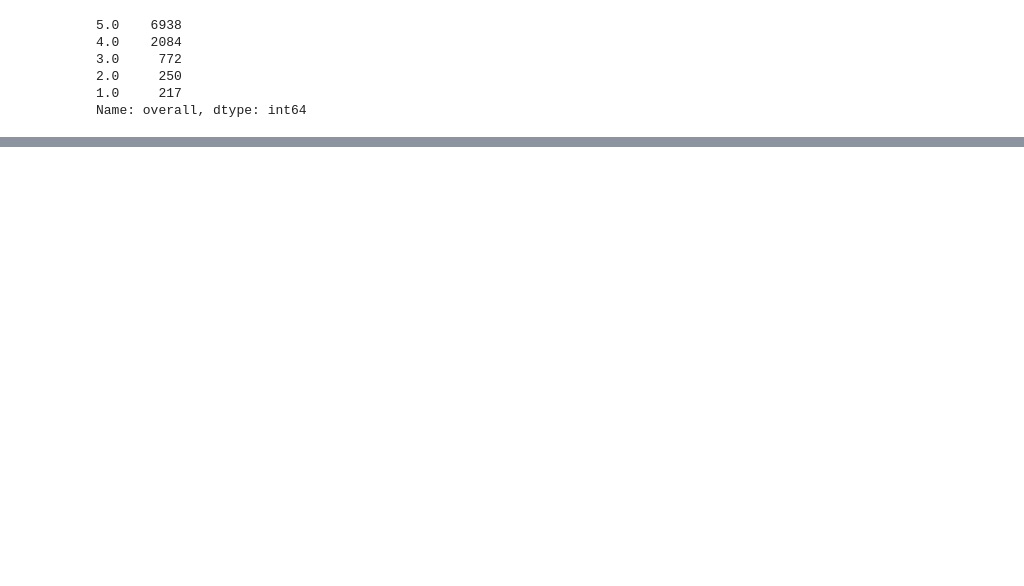
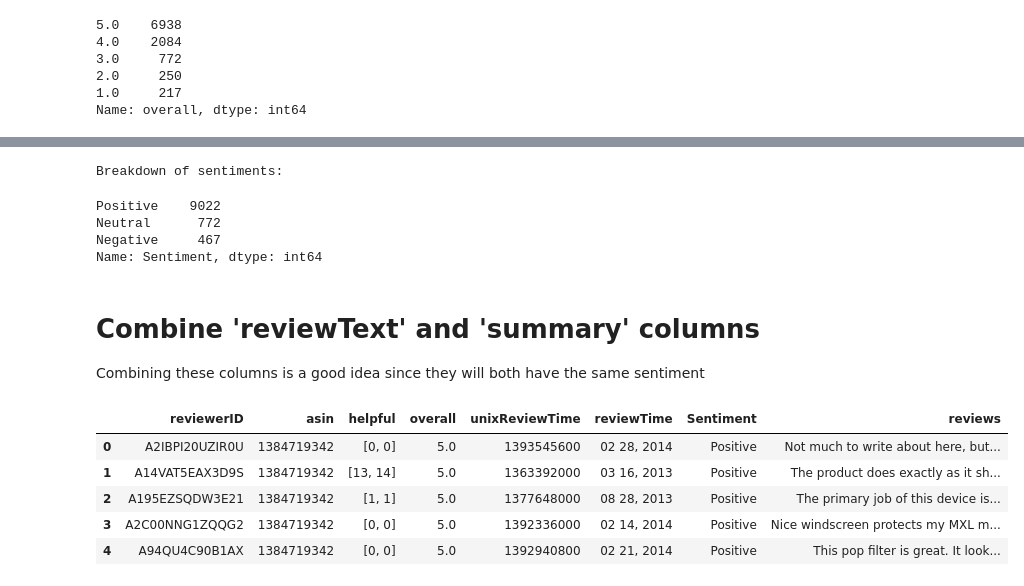
Before and after one commit to jeffbeech/Amazon-Sentiment-Review, a Jupyter notebook: Sentiment Review Notebook.ipynb, the cells around one changed output, grey strips where cells are left out. Cells and saved outputs as stored; diff of their text form; code cells hidden in the pictures; blank space fills up the shorter version.

```diff
--- a/Sentiment Review Notebook.ipynb
+++ b/Sentiment Review Notebook.ipynb
@@ -209,0 +237,24 @@ Name: overall, dtype: int64
+# %%
+print('Breakdown of sentiments:')
+reviews['Sentiment'].value_counts()
+# %% [output]
+Breakdown of sentiments:
+Positive    9022
+Neutral      772
+Negative     467
+Name: Sentiment, dtype: int64
+# %% [markdown]
+# Combine 'reviewText' and 'summary' columns
+
+Combining these columns is a good idea since they will both have the same sentiment
+# %%
+reviews['reviews'] = reviews['reviewText'] + reviews['summary']
+reviews.drop(['reviewText', 'summary'], axis = 1, inplace = True)
+reviews.head()
+# %% [output]
+|  | reviewerID | asin | helpful | overall | unixReviewTime | reviewTime | Sentiment | reviews |
+| 0 | A2IBPI20UZIR0U | 1384719342 | [0, 0] | 5.0 | 1393545600 | 02 28, 2014 | Positive | Not much to write about here, but... |
+| 1 | A14VAT5EAX3D9S | 1384719342 | [13, 14] | 5.0 | 1363392000 | 03 16, 2013 | Positive | The product does exactly as it sh... |
+| 2 | A195EZSQDW3E21 | 1384719342 | [1, 1] | 5.0 | 1377648000 | 08 28, 2013 | Positive | The primary job of this device is... |
+| 3 | A2C00NNG1ZQQG2 | 1384719342 | [0, 0] | 5.0 | 1392336000 | 02 14, 2014 | Positive | Nice windscreen protects my MXL m... |
+| 4 | A94QU4C90B1AX | 1384719342 | [0, 0] | 5.0 | 1392940800 | 02 21, 2014 | Positive | This pop filter is great. It look... |
```
Also changed, not shown: parts of 14 cells of this notebook, 1 other file.
